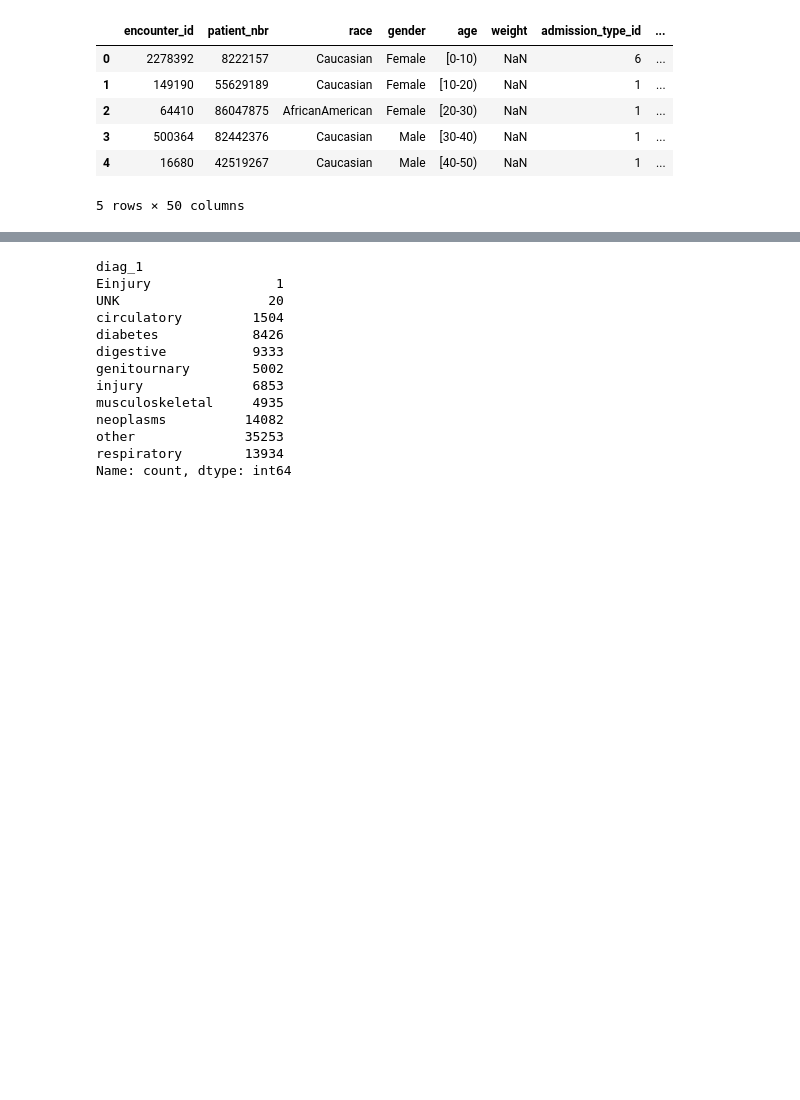
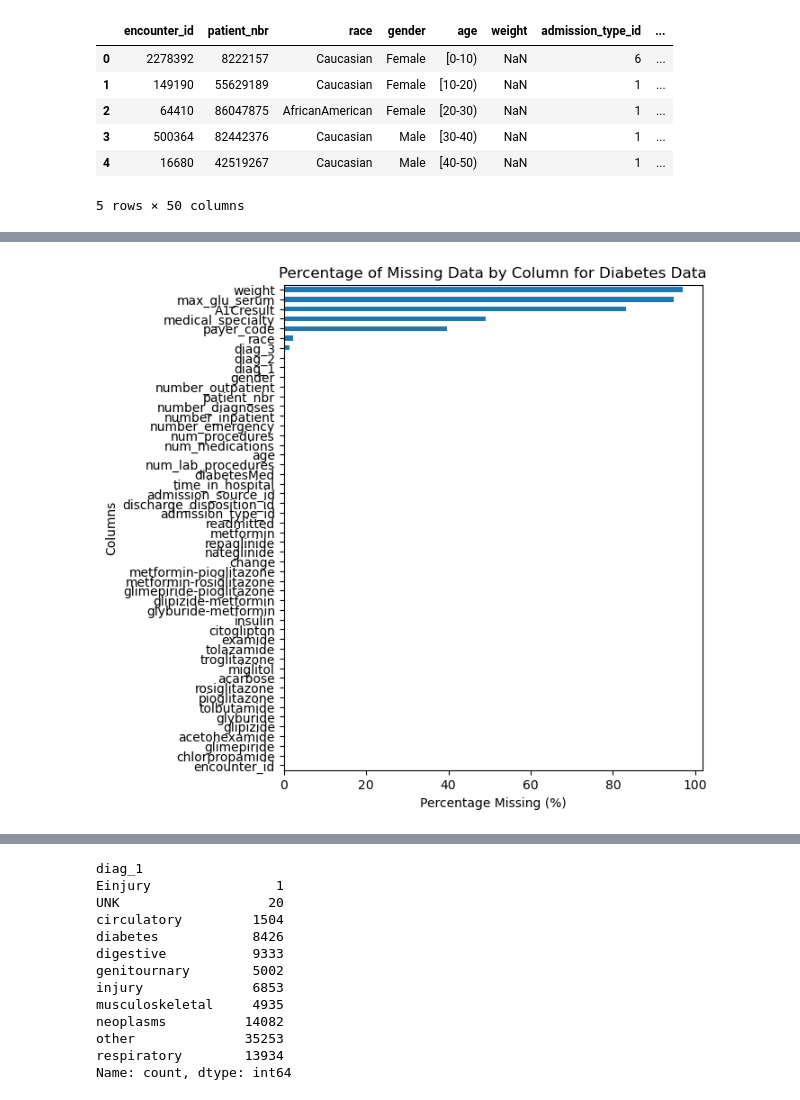
Before and after one commit to stevenworthington/cs109a_final_project, a Jupyter notebook: code/preprocessing.ipynb, the cells around one changed output, grey strips where cells are left out. Drawn from its saved outputs; the diff is of its cells as text; code cells hidden in the pictures; blank space fills up the shorter version.

```diff
--- a/code/preprocessing.ipynb
+++ b/code/preprocessing.ipynb
@@ -17,0 +34,12 @@ df_encounters.head()
+# %%
+# calculate missing data percentages
+missing_data_percentage = (df_encounters.isnull().sum() / len(df_encounters)) * 100
+missing_data_percentage = missing_data_percentage.sort_values(ascending=True)
+
+plt.figure(figsize=(6, 7))
+missing_data_percentage.plot(kind='barh')
+plt.title('Percentage of Missing Data by Column for Diabetes Data')
+plt.xlabel('Percentage Missing (%)')
+plt.ylabel('Columns');
+# %% [output]
+[figure, added]
```
Also changed, not shown: parts of 19 cells of this notebook.
